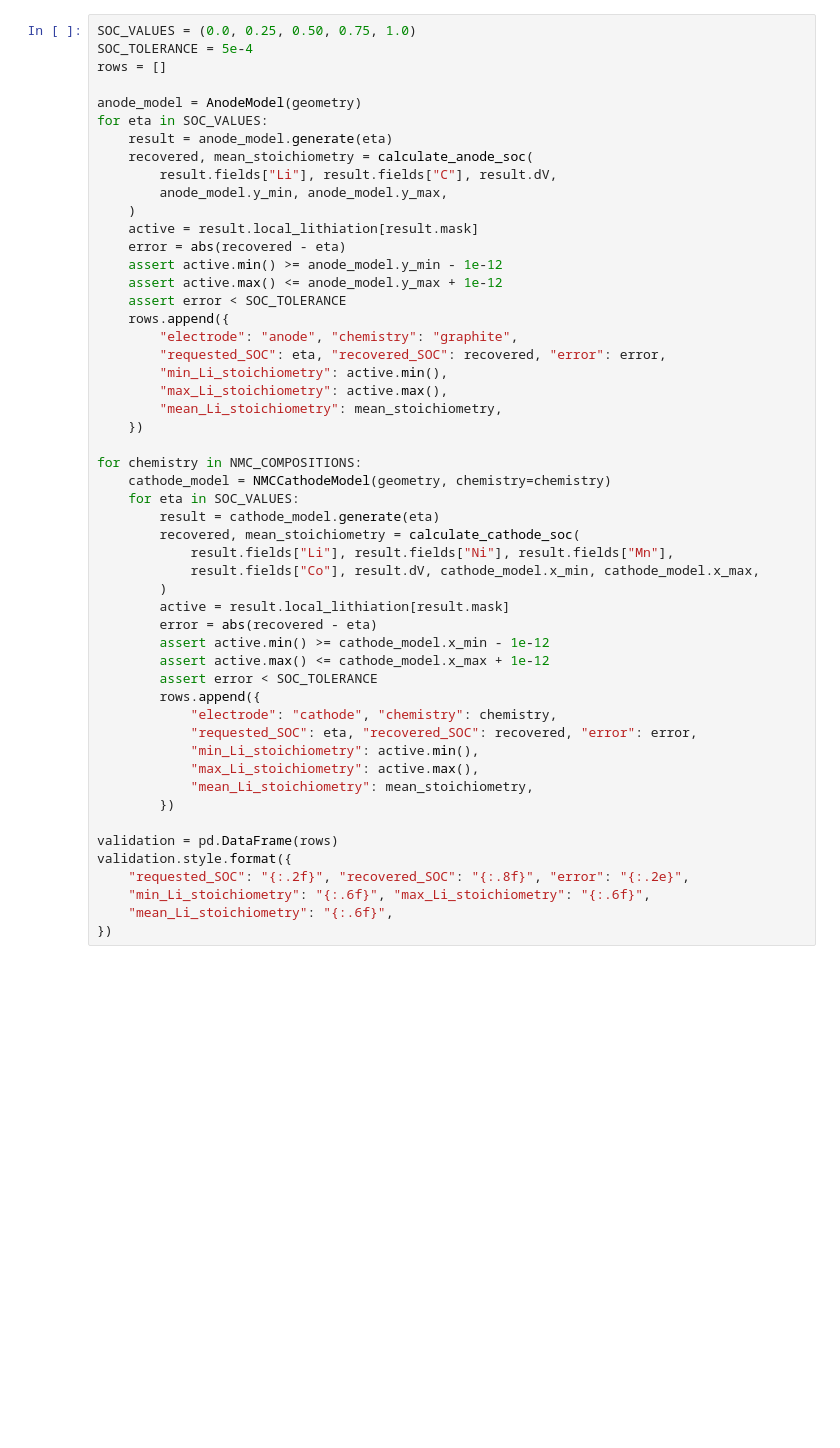
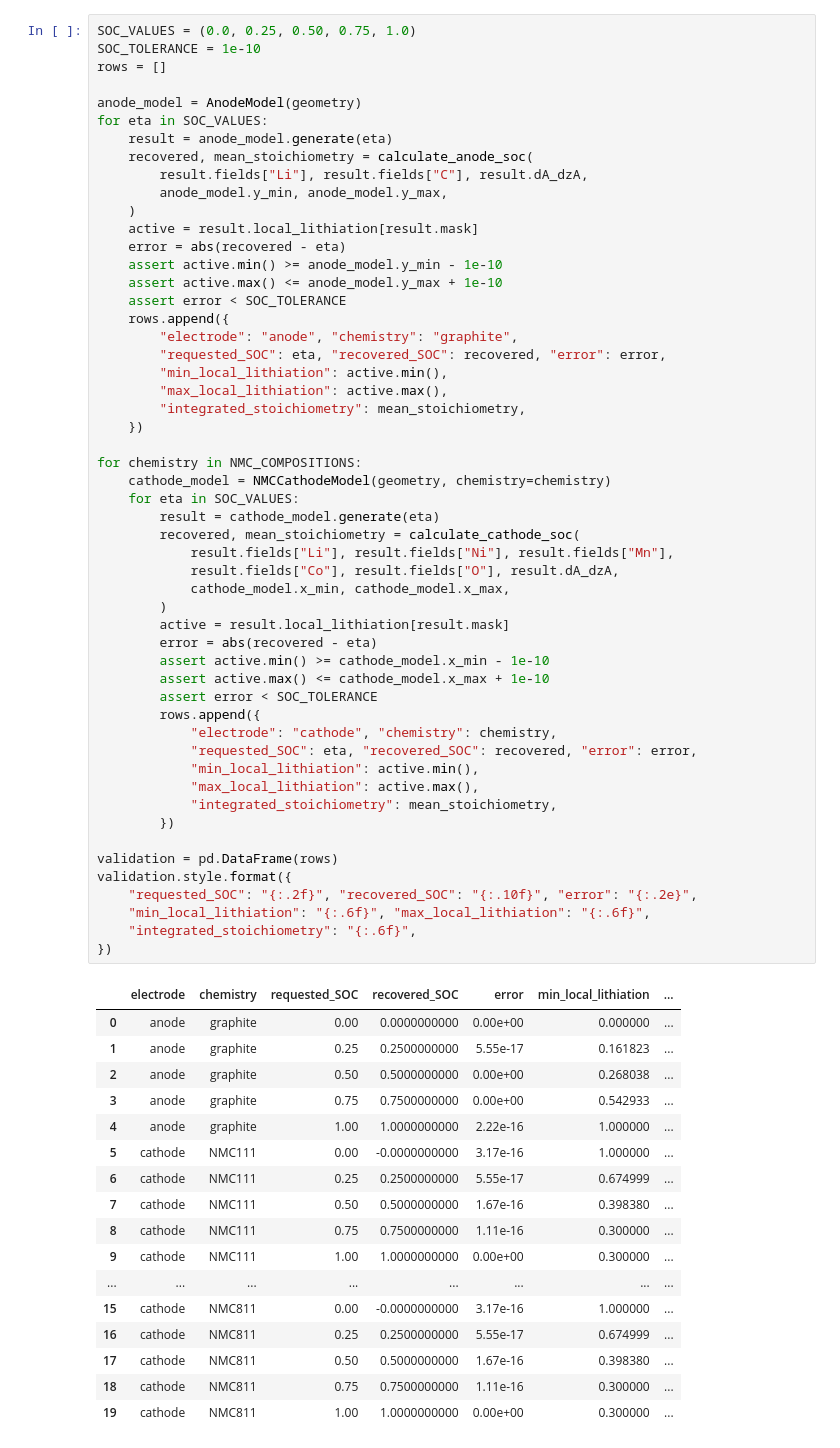
Before and after one commit to khoirulmuzakka/iBeamLab, a Jupyter notebook: examples/simulated_NMC.ipynb, the cells around one changed output. Drawn from its saved outputs; the diff is of its cells as text; blank space fills up the shorter version.

```diff
--- a/examples/simulated_NMC.ipynb
+++ b/examples/simulated_NMC.ipynb
@@ -594,52 +419,71 @@ The small residual error at intermediate SOC comes from representing a circular
 # %%
 SOC_VALUES = (0.0, 0.25, 0.50, 0.75, 1.0)
-SOC_TOLERANCE = 5e-4
+SOC_TOLERANCE = 1e-10
 rows = []
 
 anode_model = AnodeModel(geometry)
 for eta in SOC_VALUES:
     result = anode_model.generate(eta)
     recovered, mean_stoichiometry = calculate_anode_soc(
-        result.fields["Li"], result.fields["C"], result.dV,
+        result.fields["Li"], result.fields["C"], result.dA_dzA,
         anode_model.y_min, anode_model.y_max,
     )
     active = result.local_lithiation[result.mask]
     error = abs(recovered - eta)
-    assert active.min() >= anode_model.y_min - 1e-12
-    assert active.max() <= anode_model.y_max + 1e-12
+    assert active.min() >= anode_model.y_min - 1e-10
+    assert active.max() <= anode_model.y_max + 1e-10
     assert error < SOC_TOLERANCE
     rows.append({
         "electrode": "anode", "chemistry": "graphite",
         "requested_SOC": eta, "recovered_SOC": recovered, "error": error,
-        "min_Li_stoichiometry": active.min(),
-        "max_Li_stoichiometry": active.max(),
-        "mean_Li_stoichiometry": mean_stoichiometry,
+        "min_local_lithiation": active.min(),
+        "max_local_lithiation": active.max(),
+        "integrated_stoichiometry": mean_stoichiometry,
     })
 
 for chemistry in NMC_COMPOSITIONS:
     cathode_model = NMCCathodeModel(geometry, chemistry=chemistry)
     for eta in SOC_VALUES:
         result = cathode_model.generate(eta)
         recovered, mean_stoichiometry = calculate_cathode_soc(
             result.fields["Li"], result.fields["Ni"], result.fields["Mn"],
-            result.fields["Co"], result.dV, cathode_model.x_min, cathode_model.x_max,
+            result.fields["Co"], result.fields["O"], result.dA_dzA,
+            cathode_model.x_min, cathode_model.x_max,
         )
         active = result.local_lithiation[result.mask]
         error = abs(recovered - eta)
-        assert active.min() >= cathode_model.x_min - 1e-12
-        assert active.max() <= cathode_model.x_max + 1e-12
+        assert active.min() >= cathode_model.x_min - 1e-10
+        assert active.max() <= cathode_model.x_max + 1e-10
         assert error < SOC_TOLERANCE
         rows.append({
             "electrode": "cathode", "chemistry": chemistry,
             "requested_SOC": eta, "recovered_SOC": recovered, "error": error,
-            "min_Li_stoichiometry": active.min(),
-            "max_Li_stoichiometry": active.max(),
-            "mean_Li_stoichiometry": mean_stoichiometry,
+            "min_local_lithiation": active.min(),
+            "max_local_lithiation": active.max(),
+            "integrated_stoichiometry": mean_stoichiometry,
         })
 
 validation = pd.DataFrame(rows)
 validation.style.format({
-    "requested_SOC": "{:.2f}", "recovered_SOC": "{:.8f}", "error": "{:.2e}",
-    "min_Li_stoichiometry": "{:.6f}", "max_Li_stoichiometry": "{:.6f}",
-    "mean_Li_stoichiometry": "{:.6f}",
+    "requested_SOC": "{:.2f}", "recovered_SOC": "{:.10f}", "error": "{:.2e}",
+    "min_local_lithiation": "{:.6f}", "max_local_lithiation": "{:.6f}",
+    "integrated_stoichiometry": "{:.6f}",
 })
+# %% [output]
+|  | electrode | chemistry | requested_SOC | recovered_SOC | error | min_local_lithiation | ... |
+| 0 | anode | graphite | 0.00 | 0.0000000000 | 0.00e+00 | 0.000000 | ... |
+| 1 | anode | graphite | 0.25 | 0.2500000000 | 5.55e-17 | 0.161823 | ... |
+| 2 | anode | graphite | 0.50 | 0.5000000000 | 0.00e+00 | 0.268038 | ... |
+| 3 | anode | graphite | 0.75 | 0.7500000000 | 0.00e+00 | 0.542933 | ... |
+| 4 | anode | graphite | 1.00 | 1.0000000000 | 2.22e-16 | 1.000000 | ... |
+| 5 | cathode | NMC111 | 0.00 | -0.0000000000 | 3.17e-16 | 1.000000 | ... |
+| 6 | cathode | NMC111 | 0.25 | 0.2500000000 | 5.55e-17 | 0.674999 | ... |
+| 7 | cathode | NMC111 | 0.50 | 0.5000000000 | 1.67e-16 | 0.398380 | ... |
+| 8 | cathode | NMC111 | 0.75 | 0.7500000000 | 1.11e-16 | 0.300000 | ... |
+| 9 | cathode | NMC111 | 1.00 | 1.0000000000 | 0.00e+00 | 0.300000 | ... |
+| ... | ... | ... | ... | ... | ... | ... | ... |
+| 15 | cathode | NMC811 | 0.00 | -0.0000000000 | 3.17e-16 | 1.000000 | ... |
+| 16 | cathode | NMC811 | 0.25 | 0.2500000000 | 5.55e-17 | 0.674999 | ... |
+| 17 | cathode | NMC811 | 0.50 | 0.5000000000 | 1.67e-16 | 0.398380 | ... |
+| 18 | cathode | NMC811 | 0.75 | 0.7500000000 | 1.11e-16 | 0.300000 | ... |
+| 19 | cathode | NMC811 | 1.00 | 1.0000000000 | 0.00e+00 | 0.300000 | ... |
```
Also changed, not shown: parts of 24 cells of this notebook, 5 other files.
